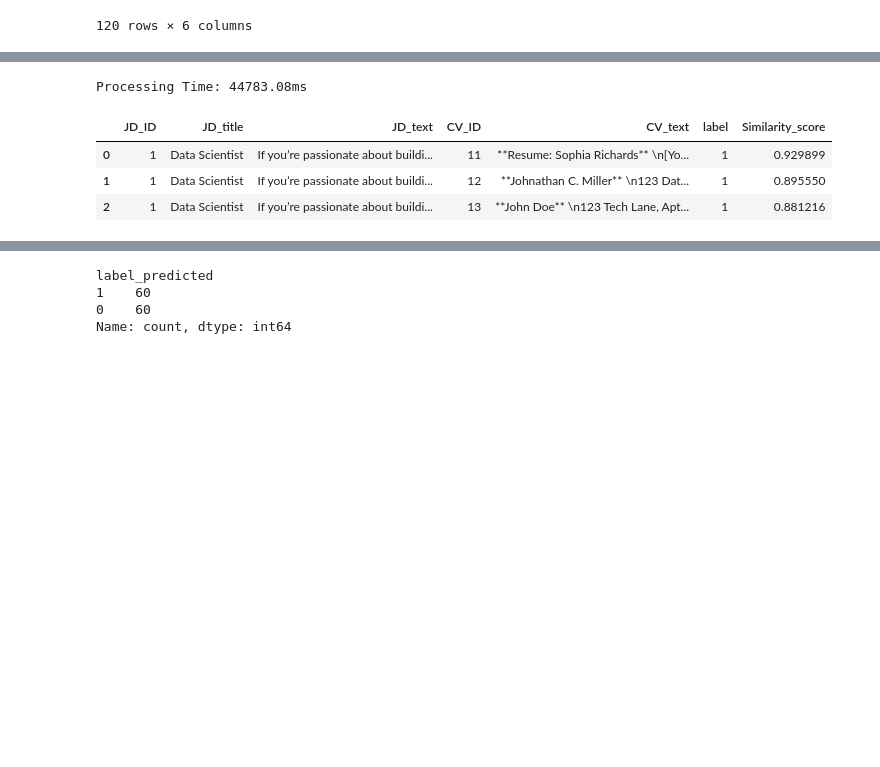
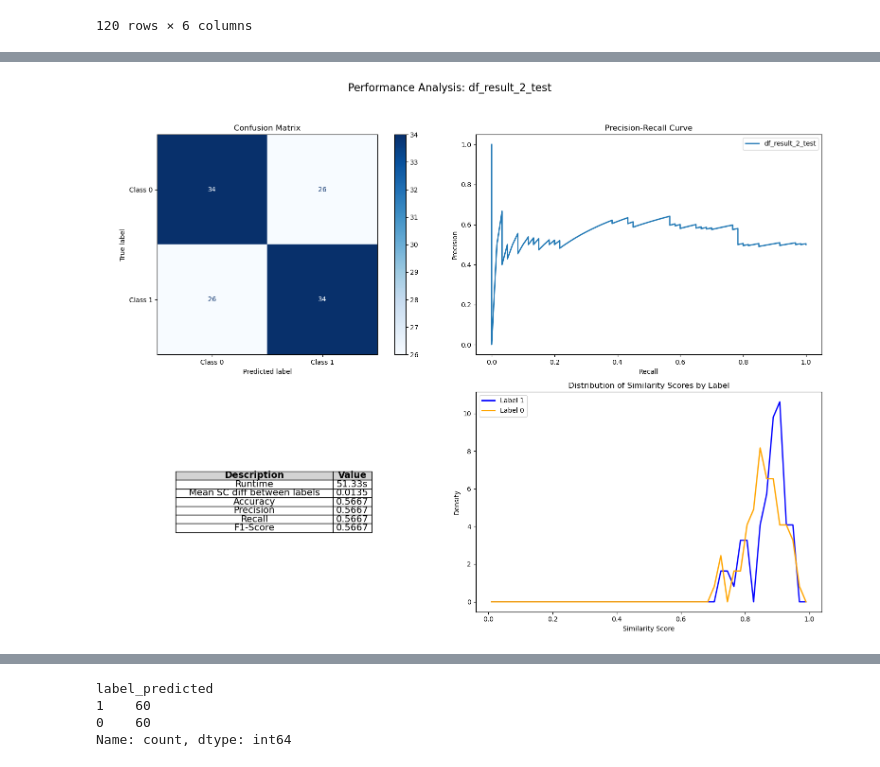
Before and after one commit to Tim60161/workproject_matching_algo, a Jupyter notebook: model_testing.ipynb, the cells around one changed output, grey strips where cells are left out. Drawn from its saved outputs; the diff is of its cells as text; code cells hidden in the pictures; blank space fills up the shorter version.

```diff
--- a/model_testing.ipynb
+++ b/model_testing.ipynb
@@ -113,6 +74,6 @@ def main_synth_df(synth_data):
 
     t1 = time.time()
     dt = t1 - t0
-    print(f"Processing Time: {dt*1000:.2f}ms")
+    print(f"Processing Time: {dt_baseline*1000:.2f}ms")
 
-    return df_final
+    return df_final, dt
@@ -311,3 +460,13 @@ df_synth_data_2_test
 | 118 | 20 | Site Reliability Engineer (Spacec... | SpaceX was founded under the beli... | 205 | **John R. Thompson** \n1234 Tech ... | 0 |
 | 119 | 20 | Site Reliability Engineer (Spacec... | SpaceX was founded under the beli... | 206 | **John D. Carter** \n[Your Addres... | 0 |
 120 rows × 6 columns
+# %%
+df_result_2_test, dt_baseline = main_synth_df(df_synth_data_2_test)
+
+# Add a new column 'label_predicted' where top 3 resumes = 1 and the rest = 0
+df_result_2_test = df_result_2_test.sort_values(['JD_ID', 'Similarity_score'], ascending=[True, False])
+
+# Apply the labeling logic within each JD_ID group
+df_result_2_test['label_predicted'] = df_result_2_test.groupby('JD_ID')['Similarity_score'].rank(ascending=False).apply(lambda x: 1 if x <= 3 else 0)
+
+df_result_2_test.head(3)
@@ -314,13 +479,12 @@ df_synth_data_2_test
+# %%
+# Analyze performance
+performance_analysis(df_result_2_test, runtime=dt_baseline)
+# %% [output]
+[figure, added]
 # %%
-df_result_2_test = main_synth_df(df_synth_data_2_test)
+df_result_2_test, dt_baseline = main_synth_df(df_synth_data_2_test)
 
 df_result_2_test.head(3)
-# %% [output]
-Processing Time: 44783.08ms
-|  | JD_ID | JD_title | JD_text | CV_ID | CV_text | label | Similarity_score |
-| 0 | 1 | Data Scientist | If you’re passionate about buildi... | 11 | **Resume: Sophia Richards** \n[Yo... | 1 | 0.929899 |
-| 1 | 1 | Data Scientist | If you’re passionate about buildi... | 12 | **Johnathan C. Miller** \n123 Dat... | 1 | 0.895550 |
-| 2 | 1 | Data Scientist | If you’re passionate about buildi... | 13 | **John Doe** \n123 Tech Lane, Apt... | 1 | 0.881216 |
 # %%
 # Add a new column 'label_predicted' where top 3 resumes = 1 and the rest = 0
 df_result_2_test = df_result_2_test.sort_values(['JD_ID', 'Similarity_score'], ascending=[True, False])
```
Also changed, not shown: parts of 23 cells of this notebook, 2 other files.
